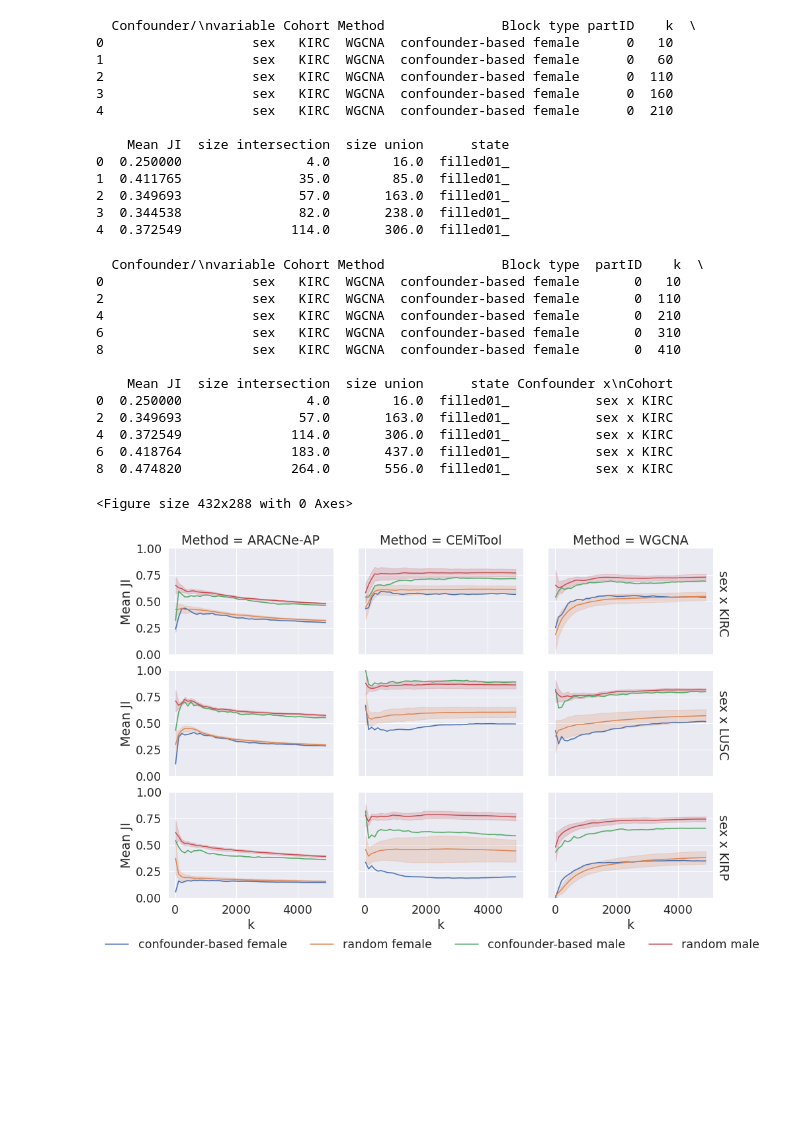
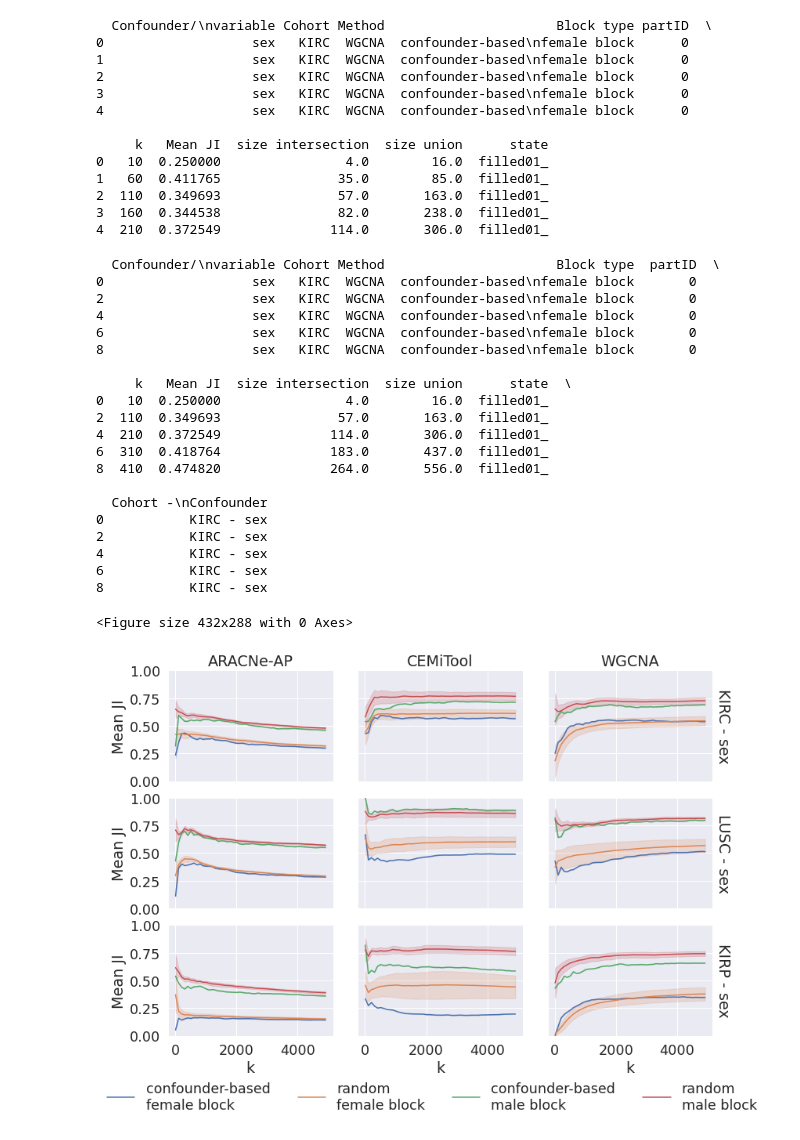
Before and after one commit to bionetslab/grn-confounders, a Jupyter notebook: results_paper/visualize_G_all_comparisons_sex.ipynb, the cells around one changed output. Drawn from its saved outputs; the diff is of its cells as text; code cells hidden in the pictures; blank space fills up the shorter version.

```diff
--- a/results_paper/visualize_G_all_comparisons_sex.ipynb
+++ b/results_paper/visualize_G_all_comparisons_sex.ipynb
@@ -26,7 +26,7 @@ for alg_sel in alg_sels:
                     try:
                         df_conf = pd.read_csv(os.path.join(path, filename), sep=',', header=0)
                         df_conf['partID'] = i
-                        df_conf['Block type'] = f'confounder-based {block}'
+                        df_conf['Block type'] = f'confounder-based\n{block} block'
                         df_conf['Method'] = alg_sel
                         df_conf['Cohort'] = ct_sel
                         df_conf['Confounder/\nvariable'] = conf_sel
@@ -36,7 +36,7 @@ for alg_sel in alg_sels:
                     try:
                         df_rnd = pd.read_csv(os.path.join(path, filename), sep=',', header=0)
                         df_rnd['partID'] = i
-                        df_rnd['Block type'] = f'random {block}'
+                        df_rnd['Block type'] = f'random\n{block} block'
                         df_rnd['Method'] = alg_sel
                         df_rnd['Cohort'] = ct_sel
                         df_rnd['Confounder/\nvariable'] = conf_sel
@@ -46,55 +46,61 @@ for alg_sel in alg_sels:
 JI.rename(columns={'mean JI': 'Mean JI'}, inplace=True)
 print(JI.head())
 # %% [output]
-  Confounder/\nvariable Cohort Method               Block type partID    k  \
-0                   sex   KIRC  WGCNA  confounder-based female      0   10
-1                   sex   KIRC  WGCNA  confounder-based female      0   60
-2                   sex   KIRC  WGCNA  confounder-based female      0  110
-3                   sex   KIRC  WGCNA  confounder-based female      0  160
-4                   sex   KIRC  WGCNA  confounder-based female      0  210
+  Confounder/\nvariable Cohort Method                      Block type partID  \
+0                   sex   KIRC  WGCNA  confounder-based\nfemale block      0
+1                   sex   KIRC  WGCNA  confounder-based\nfemale block      0
+2                   sex   KIRC  WGCNA  confounder-based\nfemale block      0
+3                   sex   KIRC  WGCNA  confounder-based\nfemale block      0
+4                   sex   KIRC  WGCNA  confounder-based\nfemale block      0
 
-    Mean JI  size intersection  size union      state
-0  0.250000                4.0        16.0  filled01_
-1  0.411765               35.0        85.0  filled01_
-2  0.349693               57.0       163.0  filled01_
-3  0.344538               82.0       238.0  filled01_
-4  0.372549              114.0       306.0  filled01_
+     k   Mean JI  size intersection  size union      state
+0   10  0.250000                4.0        16.0  filled01_
+1   60  0.411765               35.0        85.0  filled01_
+2  110  0.349693               57.0       163.0  filled01_
+3  160  0.344538               82.0       238.0  filled01_
+4  210  0.372549              114.0       306.0  filled01_
 # %%
 JI['Confounder/\nvariable'] = JI['Confounder/\nvariable'].replace(['race'], 'ethnicity')
 JI.rename(columns={'mean JI': 'Mean JI'}, inplace=True)
 JI = JI.replace('ARACNE', 'ARACNe-AP').replace('CEMI', 'CEMiTool').replace('GRNBOOST2', 'GRNBoost2')
 JI = JI[JI['k']%100 == 10]
-JI['Confounder x\nCohort'] = JI['Confounder/\nvariable'] + ' x ' + JI['Cohort']
+JI['Cohort -\nConfounder'] = JI['Cohort'] + ' - ' + JI['Confounder/\nvariable']
 print(JI.head())
 # %% [output]
-  Confounder/\nvariable Cohort Method               Block type  partID    k  \
-0                   sex   KIRC  WGCNA  confounder-based female       0   10
-2                   sex   KIRC  WGCNA  confounder-based female       0  110
-4                   sex   KIRC  WGCNA  confounder-based female       0  210
-6                   sex   KIRC  WGCNA  confounder-based female       0  310
-8                   sex   KIRC  WGCNA  confounder-based female       0  410
+  Confounder/\nvariable Cohort Method                      Block type  partID  \
+0                   sex   KIRC  WGCNA  confounder-based\nfemale block       0
+2                   sex   KIRC  WGCNA  confounder-based\nfemale block       0
+4                   sex   KIRC  WGCNA  confounder-based\nfemale block       0
+6                   sex   KIRC  WGCNA  confounder-based\nfemale block       0
+8                   sex   KIRC  WGCNA  confounder-based\nfemale block       0
 
-    Mean JI  size intersection  size union      state Confounder x\nCohort
-0  0.250000                4.0        16.0  filled01_           sex x KIRC
-2  0.349693               57.0       163.0  filled01_           sex x KIRC
-4  0.372549              114.0       306.0  filled01_           sex x KIRC
-6  0.418764              183.0       437.0  filled01_           sex x KIRC
-8  0.474820              264.0       556.0  filled01_           sex x KIRC
+     k   Mean JI  size intersection  size union      state  \
+0   10  0.250000                4.0        16.0  filled01_
+2  110  0.349693               57.0       163.0  filled01_
+4  210  0.372549              114.0       306.0  filled01_
+6  310  0.418764              183.0       437.0  filled01_
+8  410  0.474820              264.0       556.0  filled01_
+
+  Cohort -\nConfounder
+0           KIRC - sex
+2           KIRC - sex
+4           KIRC - sex
+6           KIRC - sex
+8           KIRC - sex
 # %%
 #plt.figure()
 plt.tight_layout()
 sns.set(font_scale=1.6)
 #sns.set()
 sns.set_style('darkgrid')
-g = sns.FacetGrid(JI, row='Confounder x\nCohort', col='Method', hue='Block type', margin_titles=True,
-                  ylim=(0,1), legend_out=False, col_order=['ARACNe-AP', 'CEMiTool', 'WGCNA'], aspect=1.5)
+g = sns.FacetGrid(JI, row='Cohort -\nConfounder', col='Method', hue='Block type', margin_titles=True,
+                  ylim=(0,1), legend_out=False, col_order=['ARACNe-AP', 'CEMiTool', 'WGCNA'], aspect=1.3)
 ax = g.axes[0,0]
 g.map(sns.lineplot, "k", "Mean JI",errorbar='sd').add_legend()
-for margin_title in g._margin_titles_texts:
-    margin_title.set_text(margin_title.get_text().split('=')[-1])
-sns.move_legend(ax, "lower center", frameon=False, bbox_to_anchor=(1.6,-2.9), title=None, ncols=4)
+sns.move_legend(ax, "lower center", frameon=False, bbox_to_anchor=(1.6,-3.1), title=None, ncols=4)
+g.set_titles(row_template='{row_name}', col_template = '{col_name}')
 plt.subplots_adjust(hspace=0.15, wspace=0.15)
 g.savefig('G_all_sex.pdf', bbox_inches='tight')
 # %% [output]
 <Figure size 432x288 with 0 Axes>
-[figure, old version]
+[figure, new version]
```
Also changed, not shown: 1 other file.
